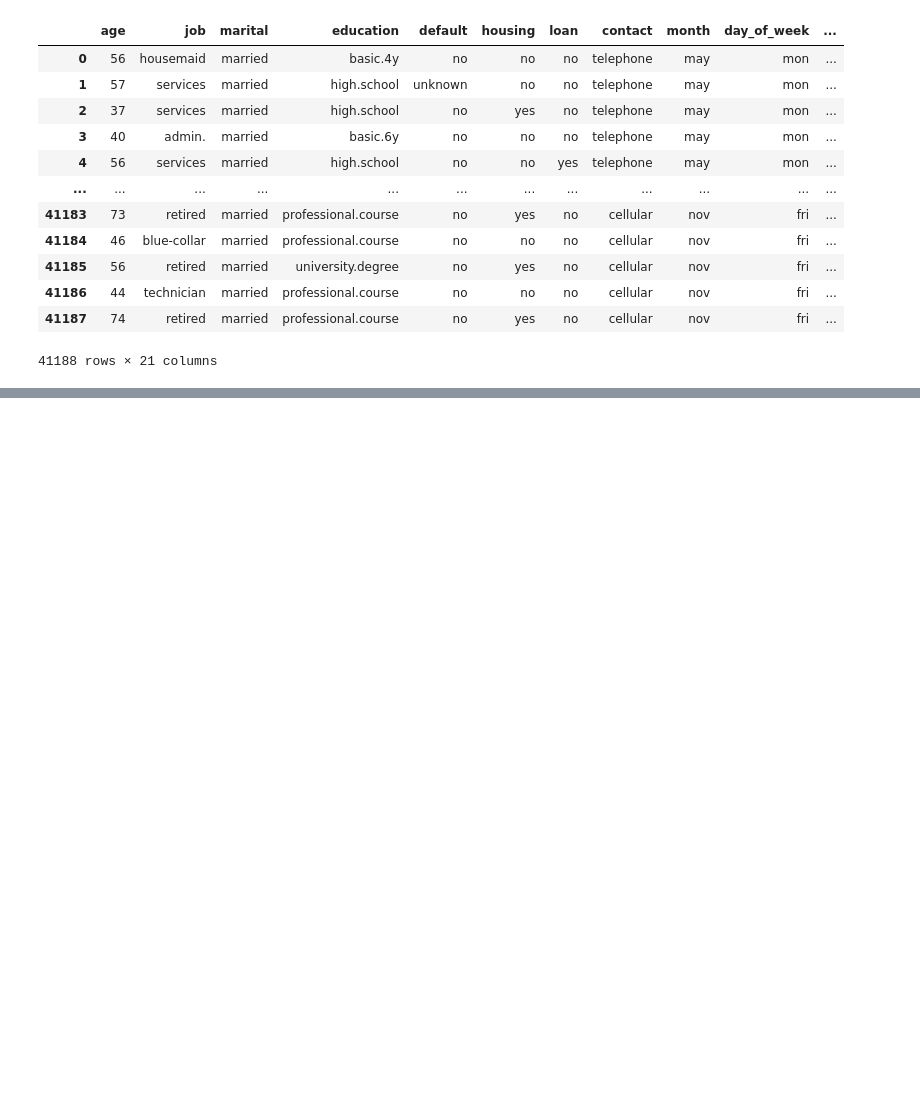
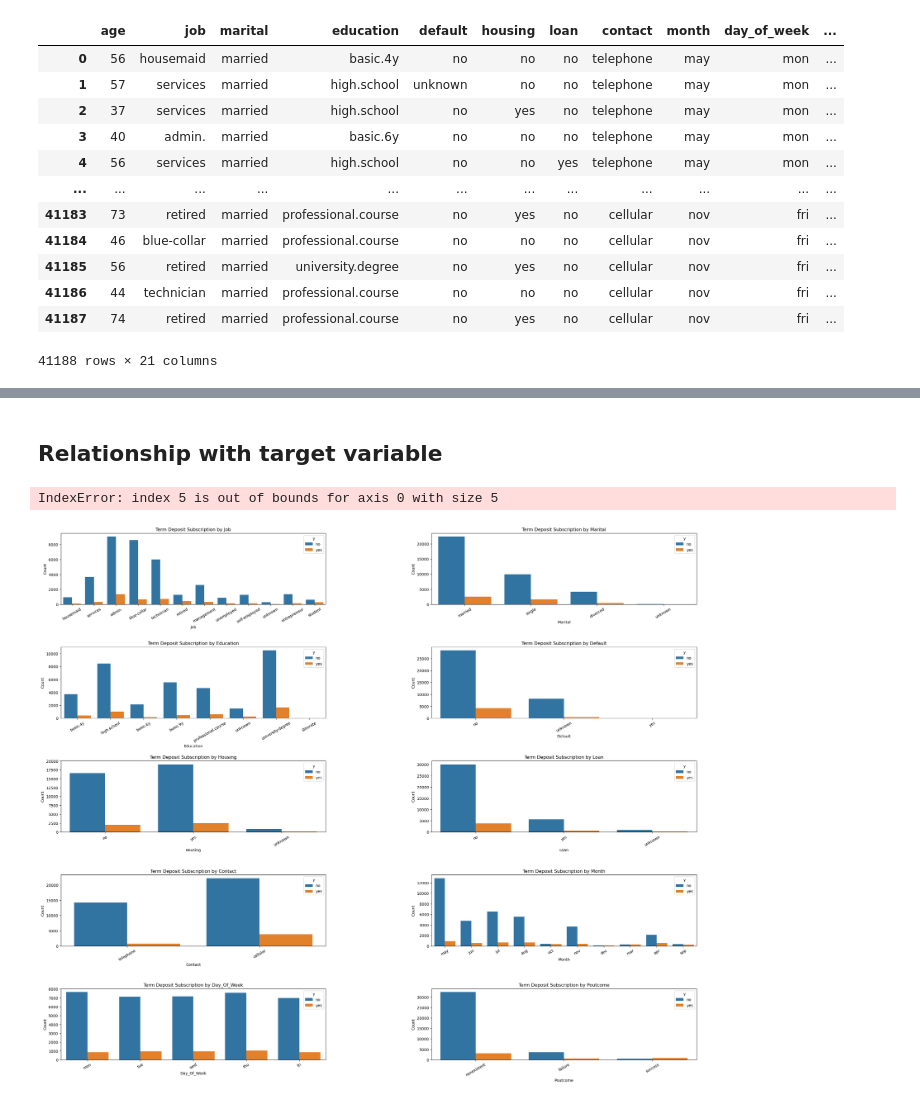
Before and after one commit to hathimazman/MachineLearning_Project2, a Jupyter notebook: ML_Asg2.ipynb, the cells around one changed output, grey strips where cells are left out. Saved outputs shown, nothing was run; the diff lists cells and outputs as text; code cells hidden in the pictures; blank space fills up the shorter version.

```diff
--- a/ML_Asg2.ipynb
+++ b/ML_Asg2.ipynb
@@ -55,3 +89,19 @@ Passing `palette` without assigning `hue` is deprecated and will be removed in v
+# %% [markdown]
+## Relationship with target variable
+# %%
+fig, ax= plt.subplots(figsize=(30,25), ncols=2, nrows=len(CatCols)//2)
+plt.subplots_adjust(wspace=0.4, hspace=0.6)  # Manually adjust gaps
+
+
+for i, col in enumerate(CatCols):
+    sns.countplot(data=df, x=col, hue='y', ax=ax[i//2, i % 2])
+    ax[i//2, i % 2].set_title(f'Term Deposit Subscription by {col.title()}')
+    ax[i//2, i % 2].set_xlabel(col.title())
+    ax[i//2, i % 2].set_ylabel('Count')
+    ax[i//2, i % 2].tick_params(axis='x', rotation=30)
+# %% [output]
+IndexError: index 5 is out of bounds for axis 0 with size 5
+[figure, added]
 # %%
 fig, axes = plt.subplots(1, 2, figsize=(16, 6))
 
```
Also changed, not shown: parts of 11 cells of this notebook.
